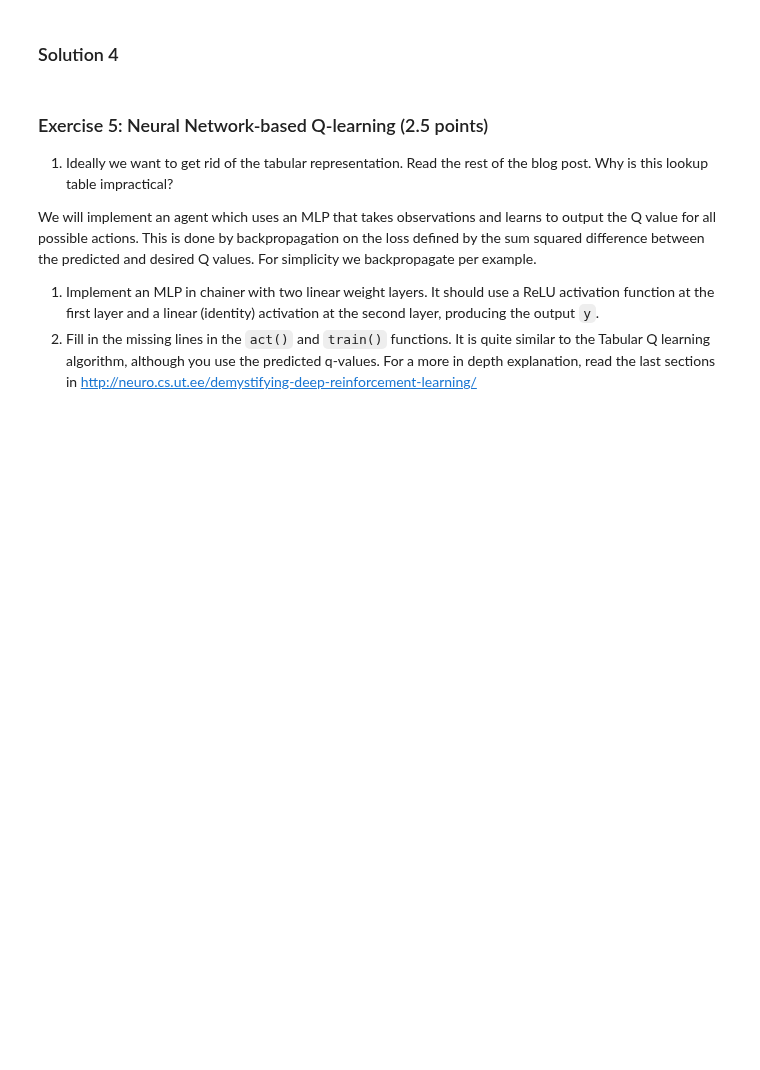
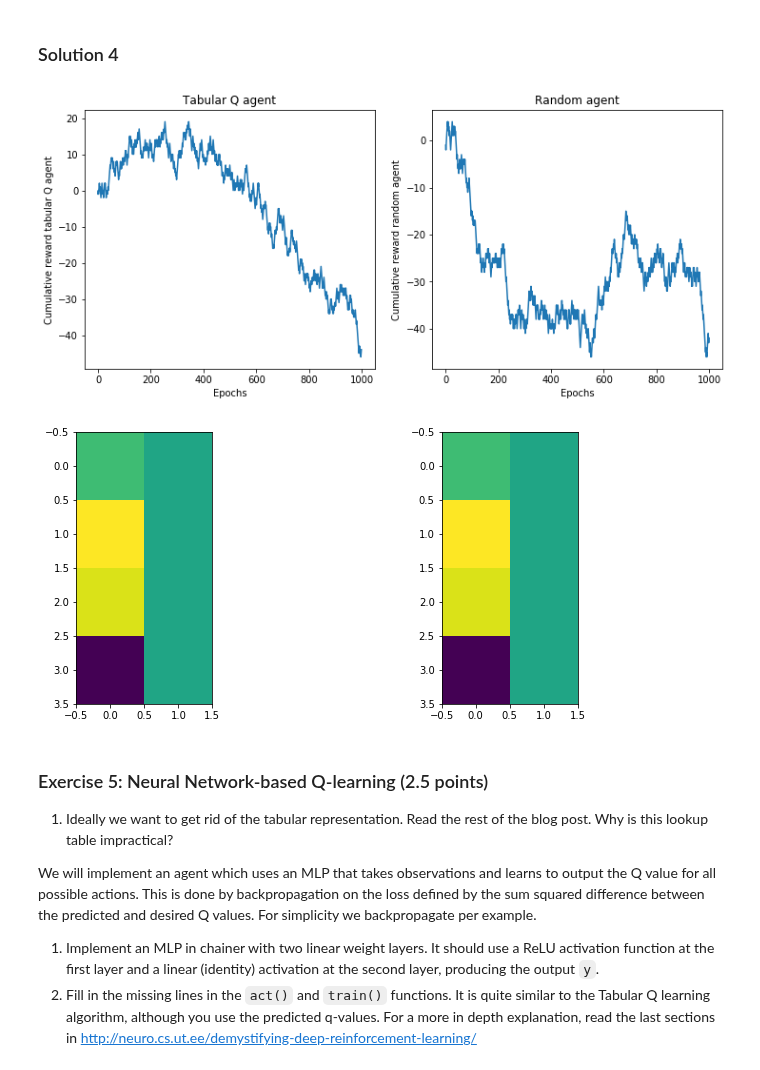
Before and after one commit to AjinkyaIndulkar/neural-networks-1920, a Jupyter notebook: P7 - Reinforcement Learning/Chapter_11_reinforcement_learning.ipynb, the cells around one changed output. Saved outputs shown, nothing was run; the diff lists cells and outputs as text; code cells hidden in the pictures; blank space fills up the shorter version.

```diff
--- a/P7 - Reinforcement Learning/Chapter_11_reinforcement_learning.ipynb
+++ b/P7 - Reinforcement Learning/Chapter_11_reinforcement_learning.ipynb
@@ -279,7 +279,13 @@ class TabularQAgent(object):
         s = self.env.asint(observation)
 
         # Choose an action by greedily picking from the Q-table (corresponding entry for s and a)
-        ### Write code here ###
+        Qarray = self.Q[s]
+
+        highestA = 0
+        a = 0
+        for i in range(len(Qarray)):
+            if Qarray[i] > highestA:
+                a = i
 
         return a
 
@@ -296,9 +302,10 @@ class TabularQAgent(object):
 
         s = self.env.asint(old_obs)
         s1 = self.env.asint(new_obs)
+        a1 = self.act(old_obs) #not sure about this
 
         # Update the Q-table
-        ### Write code here ###
+        self.Q[s][a] = self.Q[s][a] + self.lr*(r + self.y*self.Q[s1][a1] - self.Q[s][a])
 
     def get_Q(self):
         """
@@ -335,3 +327,47 @@ class TabularQAgent(object):
+# %%
+# Create agent
+tab_agent = TabularQAgent(env)
+
+# Save initial Q table
+init_qtable = tab_agent.get_Q()
+
+# Run agent
+
+R_tab = run_agent(env, tab_agent)
+
+# Plot cumulative reward
+
+cumul_reward_tab = cumulative_reward(R_tab)
+
+plt.figure(figsize=(12,5))
+plt.subplot(1, 2, 1)
+plt.plot(cumul_reward_tab)
+plt.xlabel('Epochs')
+plt.ylabel('Cumulative reward tabular Q agent')
+plt.title('Tabular Q agent')
+
+plt.subplot(1,2,2)
+plt.plot(cumul_reward)
+plt.xlabel('Epochs')
+plt.ylabel('Cumulative reward random agent')
+plt.title('Random agent')
+plt.show()
+
+# Plot Q table before and after training
+qtable_after = tab_agent.get_Q()
+
+plt.figure(figsize=(12,5))
+
+plt.subplot(1,2,1)
+plt.imshow(init_qtable)
+
+plt.subplot(1,2,2)
+plt.imshow(qtable_after)
+
+plt.show()
+# %% [output]
+[figure, added]
+[figure, added]
 # %% [markdown]
 ### Exercise 5: Neural Network-based Q-learning (2.5 points)
 
```
Also changed, not shown: parts of 2 cells of this notebook.
